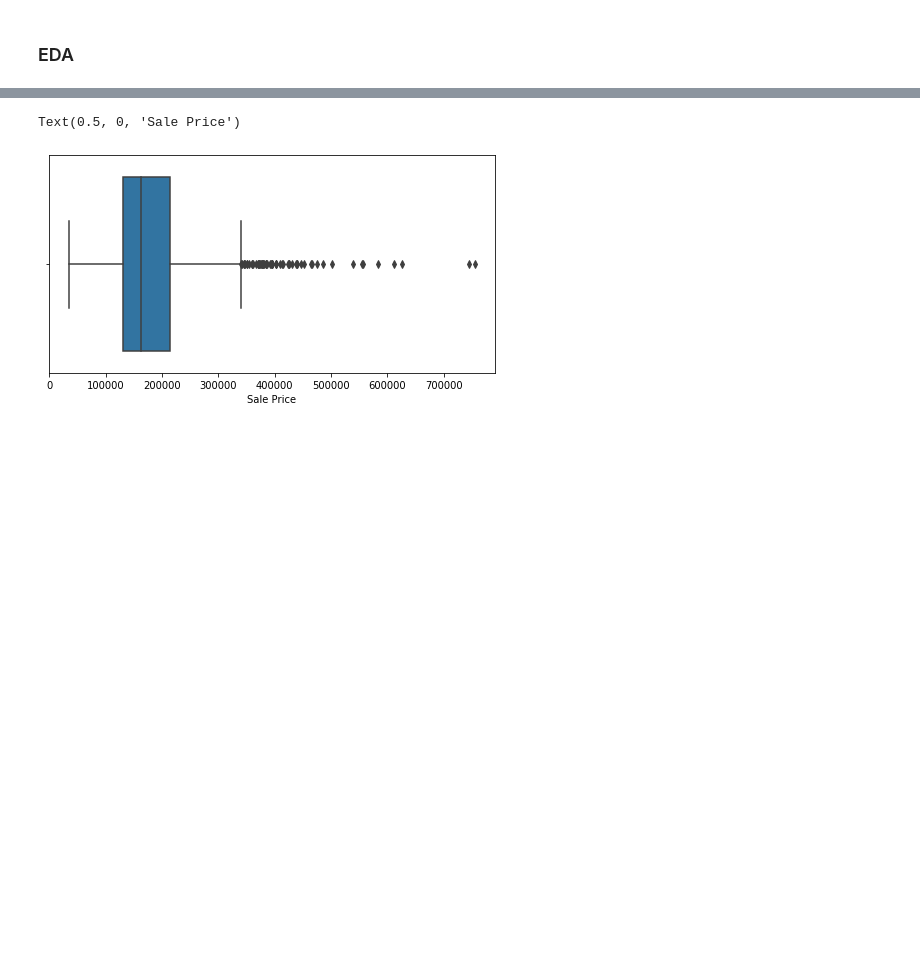
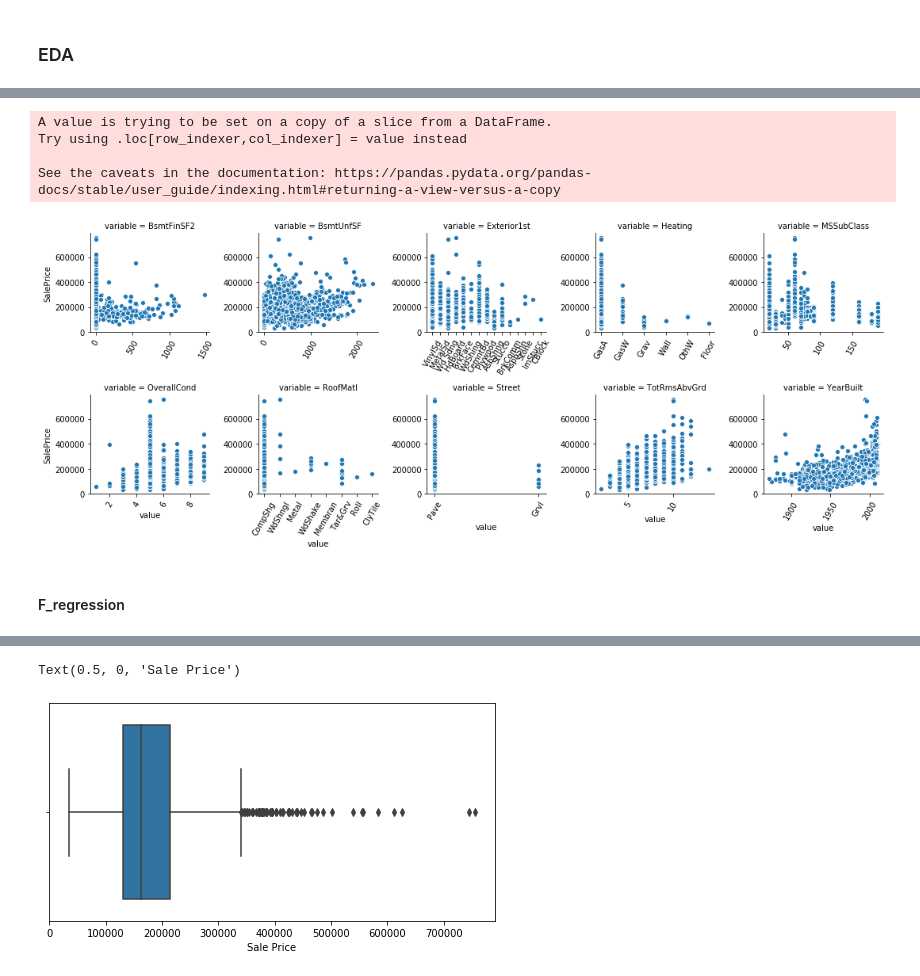
Before and after one commit to kalyanramm/HousePricesAdvancedRegressionTechniques, a Jupyter notebook: ames_eda.ipynb, the cells around one changed output, grey strips where cells are left out. Saved outputs shown, nothing was run; the diff lists cells and outputs as text; code cells hidden in the pictures; blank space fills up the shorter version.

```diff
--- a/ames_eda.ipynb
+++ b/ames_eda.ipynb
@@ -206,0 +274,15 @@ Index(['YearBuilt', 'TotalBsmtSF', '1stFlrSF', 'GrLivArea', 'FullBath',
+# %%
+import statsmodels.api as sm
+
+const_df = sm.add_constant(np.asarray(non_linear_train_df))
+est = sm.OLS(y_train, const_df)
+est2 = est.fit()
+#print(est2.summary())
+# %%
+p_vals = est2.pvalues.abs().sort_values(ascending=True)[:10]
+features = []
+
+for index in p_vals.index:
+    i = int(index.replace("x", "").replace("const", "0"))
+    features.append(non_linear_train_df.columns[i])
+    print(non_linear_train_df.columns[i], p_vals[index])
@@ -206,0 +300,19 @@ Index(['YearBuilt', 'TotalBsmtSF', '1stFlrSF', 'GrLivArea', 'FullBath',
+# %%
+temp_df = unmodified_train_df[features]
+temp_df['SalePrice'] = y_train
+
+f = pd.melt(temp_df, id_vars=['SalePrice'], value_vars=sorted(features))
+g = sns.FacetGrid(f, col='variable', col_wrap=5, sharex=False, sharey=False)
+plt.xticks(rotation='vertical')
+g = g.map(sns.scatterplot, 'value', 'SalePrice')
+[plt.setp(ax.get_xticklabels(), rotation=60) for ax in g.axes.flat]
+g.fig.tight_layout()
+plt.show()
+# %% [output]
+A value is trying to be set on a copy of a slice from a DataFrame.
+Try using .loc[row_indexer,col_indexer] = value instead
+
+See the caveats in the documentation: https://pandas.pydata.org/pandas-docs/stable/user_guide/indexing.html#returning-a-view-versus-a-copy
+[figure, added]
+# %% [markdown]
+#### F_regression
```
Also changed, not shown: parts of 39 cells of this notebook.
